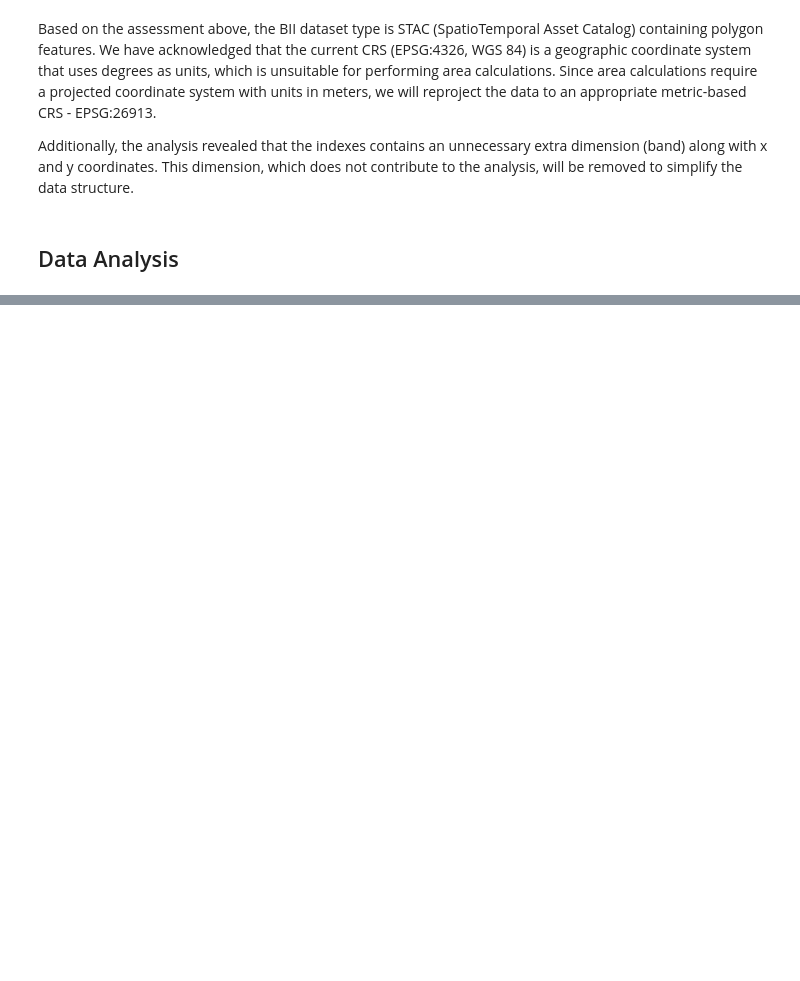
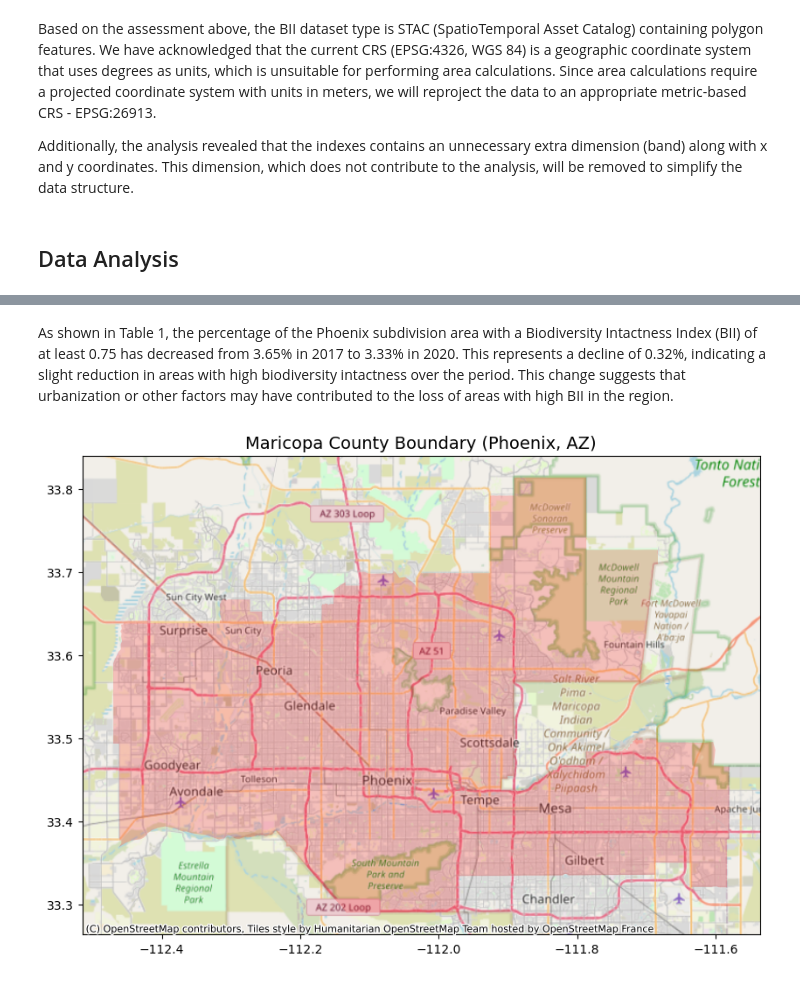
Before and after one commit to kpaya/impacts-of-urban-expansion-analysis, a Jupyter notebook: EDS220-FinalProject-Task2.ipynb, the cells around one changed output, grey strips where cells are left out. Drawn from its saved outputs; the diff is of its cells as text; code cells hidden in the pictures; blank space fills up the shorter version.

```diff
--- a/EDS220-FinalProject-Task2.ipynb
+++ b/EDS220-FinalProject-Task2.ipynb
@@ -295 +335,25 @@ Phoenix Total percent area with a BII of at least 0.75 : 3.6 %
+# %% [markdown]
+As shown in Table 1, the percentage of the Phoenix subdivision area with a Biodiversity Intactness Index (BII) of at least 0.75 has decreased from 3.65% in 2017 to 3.33% in 2020. This represents a decline of 0.32%, indicating a slight reduction in areas with high biodiversity intactness over the period. This change suggests that urbanization or other factors may have contributed to the loss of areas with high BII in the region.
+# %%
+# Phoenix subdivision map
+
+# Extract the Phoenix boundary
+city_map = biodiversity_2020[1]
+
+# Set up the plot
+fig, ax = plt.subplots(figsize=(10, 10))
+
+# Plot the Phoenix subdivision boundary
+city_map.plot(ax=ax,alpha=0.2, color="red")
+
+# Add base map from contextily
+ctx.add_basemap(ax, crs=city_map.crs.to_string())
+
+# Customize the plot
+ax.set_title("Maricopa County Boundary (Phoenix, AZ)", fontsize=14)
+
+# Show the plot
+plt.show()
+# %% [output]
+[figure, added]
 # %%
```
Also changed, not shown: parts of 18 cells of this notebook.
